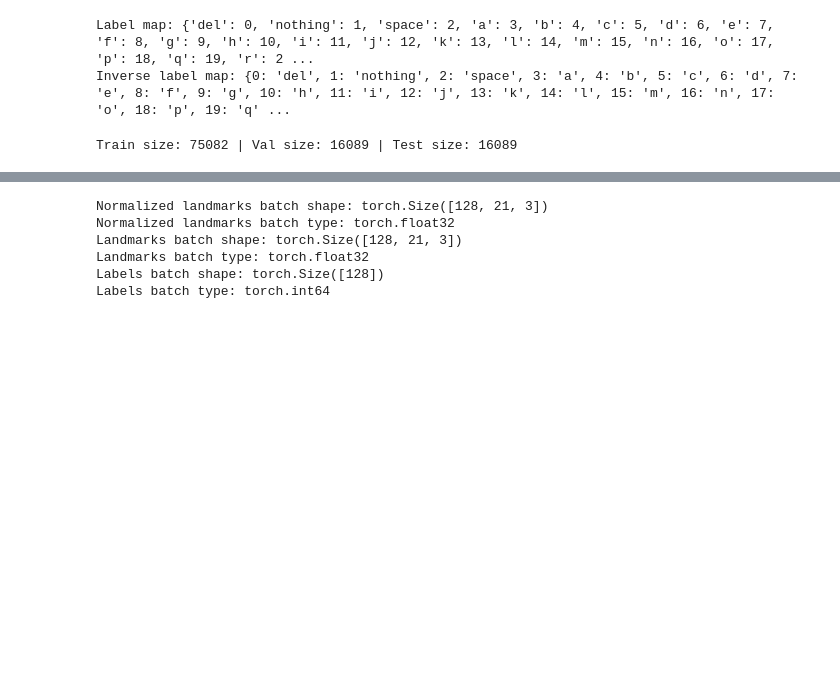
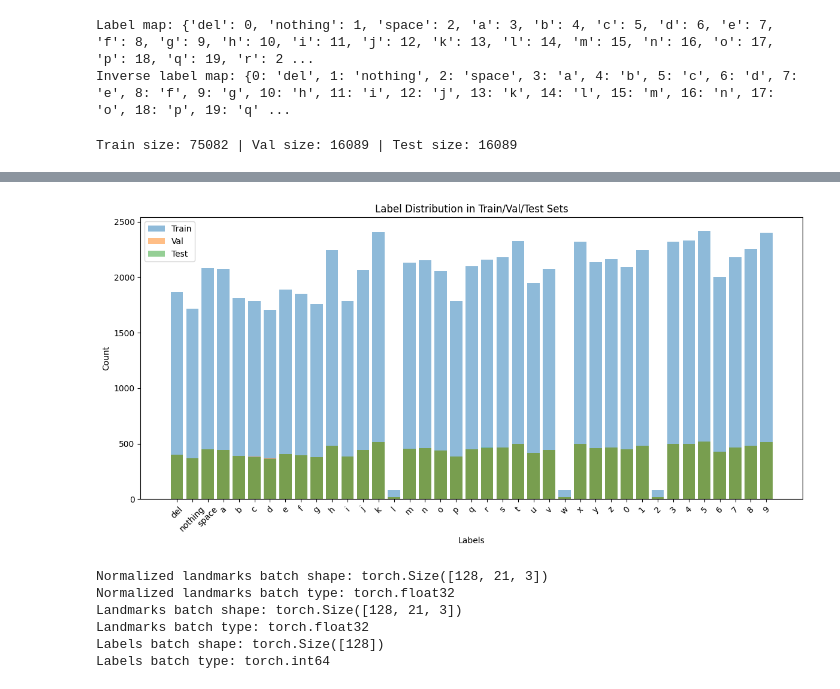
Before and after one commit to Zz1rg/LandmarkTransformerForHandSignDetection, a Jupyter notebook: notebooks/model_experiment_another_data.ipynb, the cells around one changed output, grey strips where cells are left out. Saved outputs shown, nothing was run; the diff lists cells and outputs as text; code cells hidden in the pictures; blank space fills up the shorter version.

```diff
--- a/notebooks/model_experiment_another_data.ipynb
+++ b/notebooks/model_experiment_another_data.ipynb
@@ -287,3 +372,35 @@ Train size: 75082 | Val size: 16089 | Test size: 16089
+# %%
+# plot label distribution for train, val, test with sorted labels
+def plot_label_distribution(train_df, val_df, test_df, label_map, save_path=None):
+    train_counts = train_df['label'].value_counts().sort_index()
+    val_counts = val_df['label'].value_counts().sort_index()
+    test_counts = test_df['label'].value_counts().sort_index()
+
+    # print("Train label distribution:\n", train_counts)
+    # print("Val label distribution:\n", val_counts)
+    # print("Test label distribution:\n", test_counts)
+
+    labels = [label_map[idx] for idx in sorted(label_map.keys())]
+
+    plt.figure(figsize=(12, 6))
+    plt.bar(labels, train_counts, alpha=0.5, label='Train')
+    plt.bar(labels, val_counts, alpha=0.5, label='Val')
+    plt.bar(labels, test_counts, alpha=0.5, label='Test')
+    plt.xlabel('Labels')
+    plt.ylabel('Count')
+    plt.title('Label Distribution in Train/Val/Test Sets')
+    plt.xticks(rotation=45)
+    plt.legend()
+    plt.tight_layout()
+
+    if save_path:
+        plt.savefig(save_path)
+
+    plt.show()
+
+plot_label_distribution(train_df, val_df, test_df, inverse_label_map, save_path='../results/label_distribution.png')
+# %% [output]
+[figure, added]
 # %%
 # Example usage:
 for norm_landmarks, landmarks, label in train_loader:
```
Also changed, not shown: parts of 15 cells of this notebook, 12 other files.
